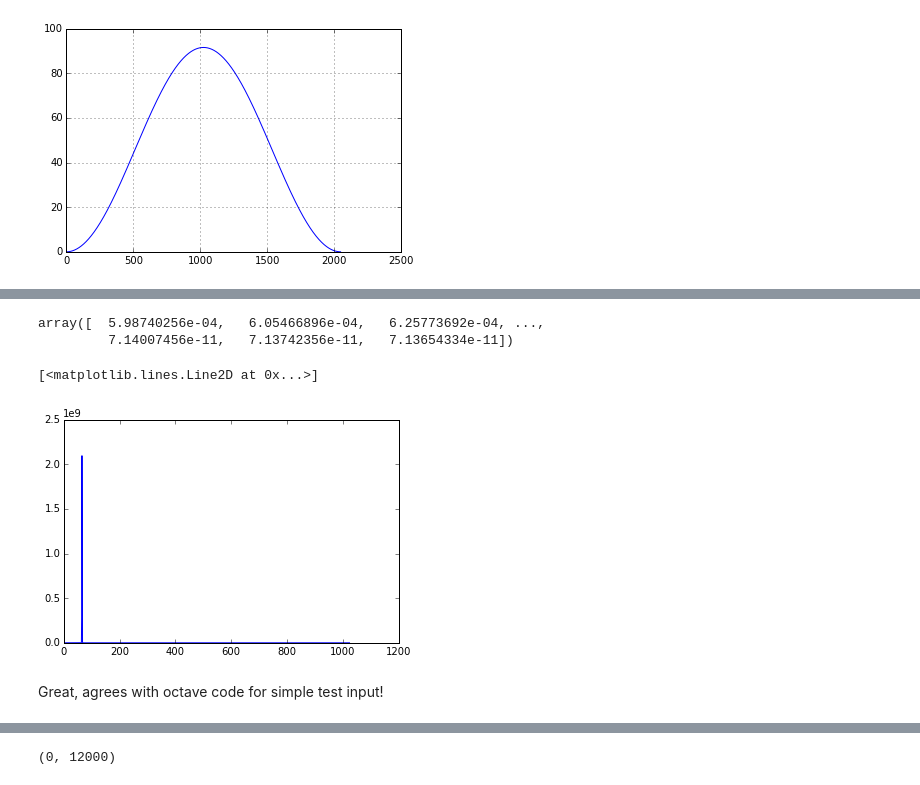
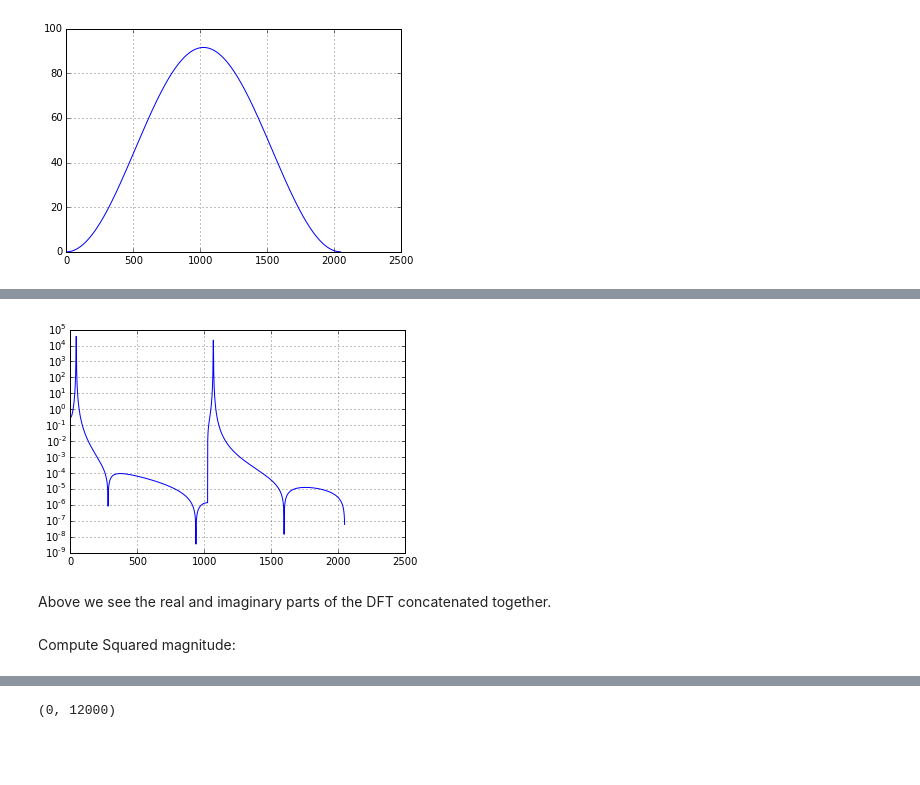
Before and after one commit to stephencwelch/Perceptual-Coding-In-Python, a Jupyter notebook: Explore PEAQ (Merged).ipynb, the cells around one changed output, grey strips where cells are left out. Cells and saved outputs as stored; diff of their text form; code cells hidden in the pictures; blank space fills up the shorter version.

```diff
--- a/Explore PEAQ (Merged).ipynb
+++ b/Explore PEAQ (Merged).ipynb
@@ -228,15 +257,12 @@ def PQRFFTMSq(X, N):
+# %%
+semilogy(abs(XT))
+grid(1)
+# %% [output]
+[figure, added]
+# %% [markdown]
+Above we see the real and imaginary parts of the DFT concatenated together.
+# %% [markdown]
+Compute Squared magnitude:
 # %%
 X2T = PQRFFTMSq(XT, NF)
 X2R = PQRFFTMSq(XR, NF)
-# %%
-X2T
-# %% [output]
-array([  5.98740256e-04,   6.05466896e-04,   6.25773692e-04, ...,
-         7.14007456e-11,   7.13742356e-11,   7.13654334e-11])
-# %%
-plot(X2T)
-# %% [output]
-[<matplotlib.lines.Line2D at 0x...>]
-[figure, removed]
-# %% [markdown]
-Great, agrees with octave code for simple test input!
```
Also changed, not shown: parts of 47 cells of this notebook, 1 other file.
